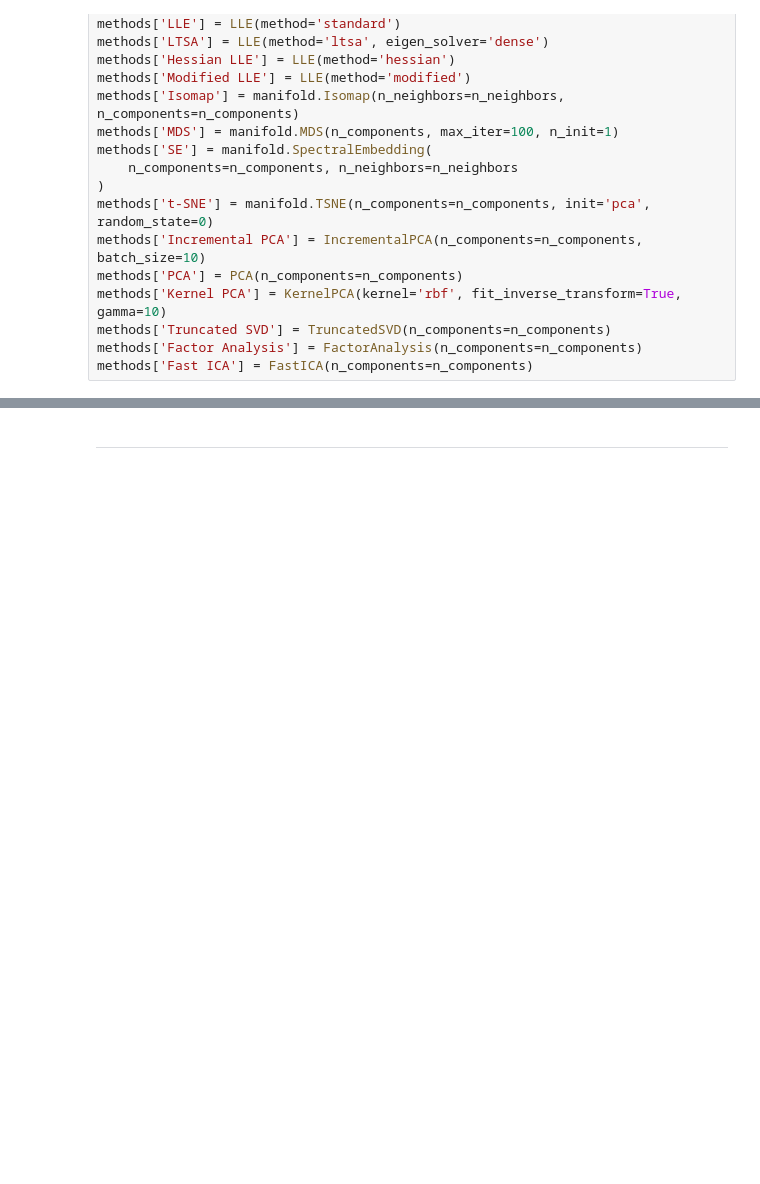
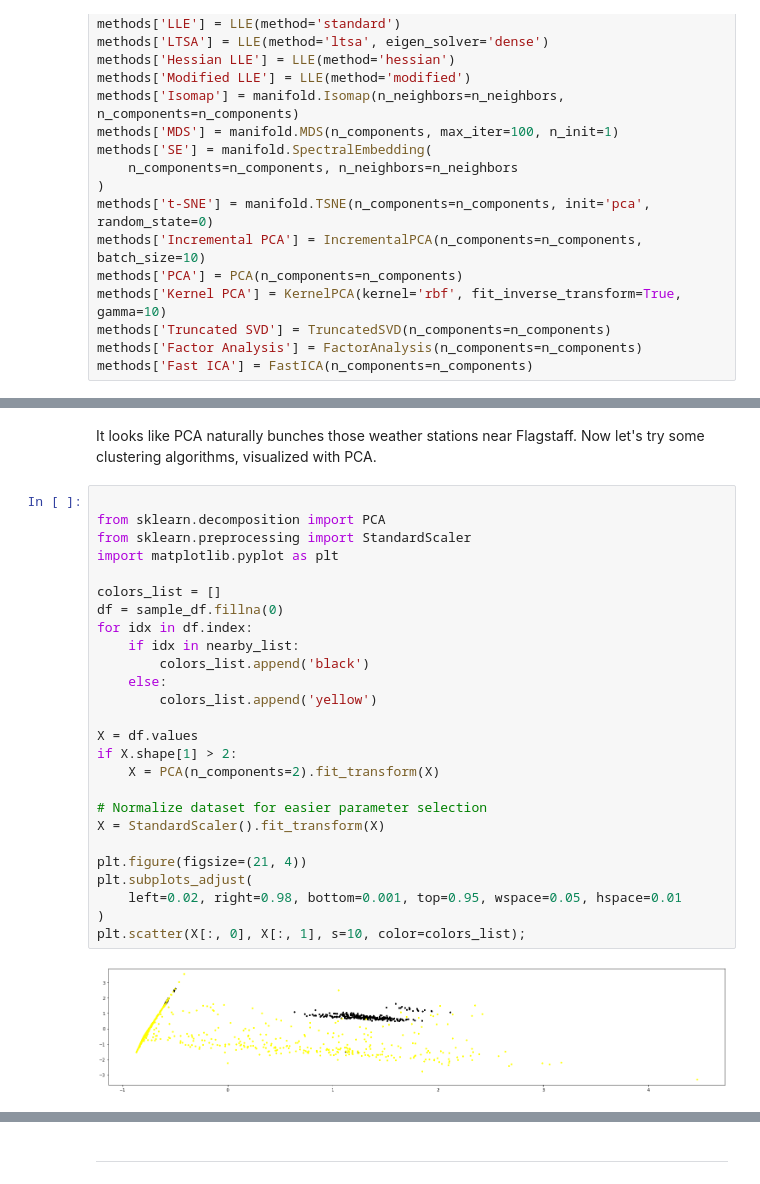
Before and after one commit to dbabbitt/notebooks, a Jupyter notebook: ipynb/Climates like Flagstaff.ipynb, the cells around one changed output, grey strips where cells are left out. Drawn from its saved outputs; the diff is of its cells as text; blank space fills up the shorter version.

Commit message:
Added some more cluster analysis

```diff
--- a/ipynb/Climates like Flagstaff.ipynb
+++ b/ipynb/Climates like Flagstaff.ipynb
@@ -440,0 +438,31 @@ Error in determining null-space with ARPACK. Error message: 'Factor is exactly s
+# %% [markdown]
+
+It looks like PCA naturally bunches those weather stations near Flagstaff. Now let's try some clustering algorithms, visualized with PCA.
+# %%
+
+from sklearn.decomposition import PCA
+from sklearn.preprocessing import StandardScaler
+import matplotlib.pyplot as plt
+
+colors_list = []
+df = sample_df.fillna(0)
+for idx in df.index:
+    if idx in nearby_list:
+        colors_list.append('black')
+    else:
+        colors_list.append('yellow')
+
+X = df.values
+if X.shape[1] > 2:
+    X = PCA(n_components=2).fit_transform(X)
+
+# Normalize dataset for easier parameter selection
+X = StandardScaler().fit_transform(X)
+
+plt.figure(figsize=(21, 4))
+plt.subplots_adjust(
+    left=0.02, right=0.98, bottom=0.001, top=0.95, wspace=0.05, hspace=0.01
+)
+plt.scatter(X[:, 0], X[:, 1], s=10, color=colors_list);
+# %% [output]
+[figure, added]
```
Also changed, not shown: parts of 46 cells of this notebook, 2 other files.
